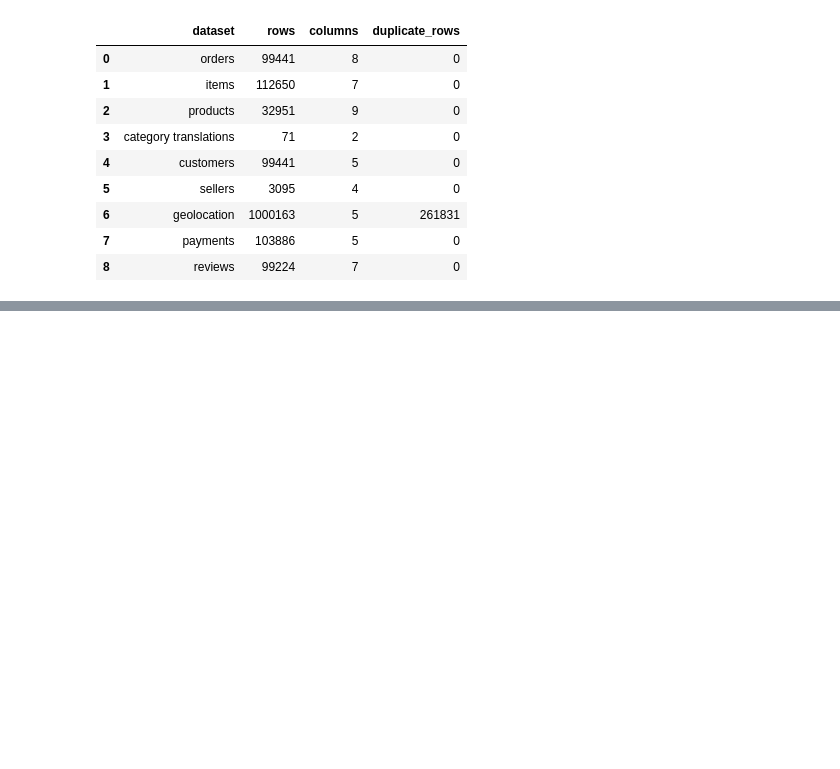
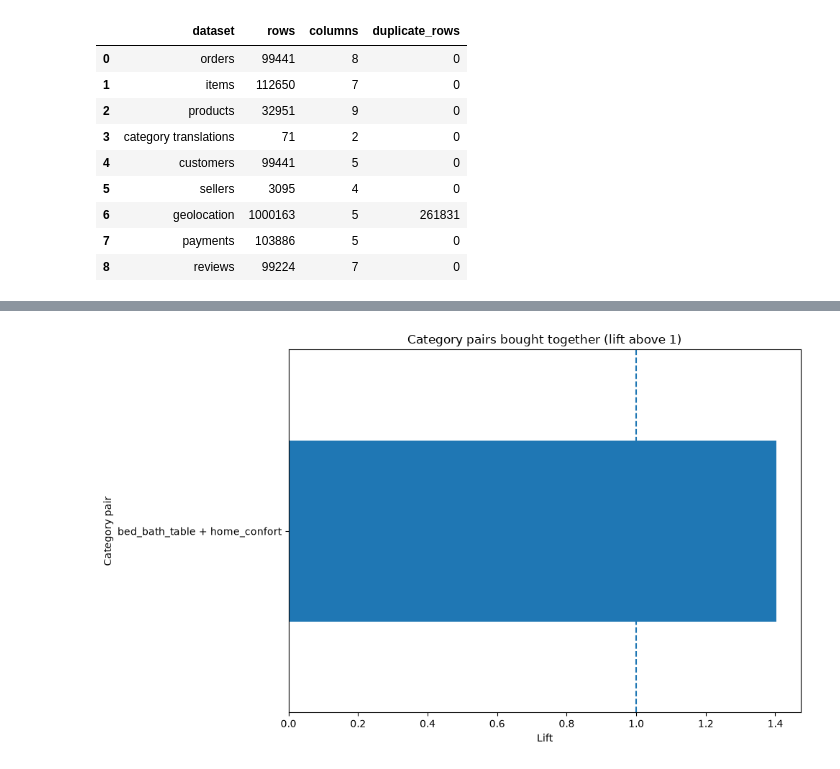
Before and after one commit to NoelIkwap/Data_Mining_Exam, a Jupyter notebook: Data_Mining_Exam.ipynb, the cells around one changed output, grey strips where cells are left out. Cells and saved outputs as stored; diff of their text form; code cells hidden in the pictures; blank space fills up the shorter version.

```diff
--- a/Data_Mining_Exam.ipynb
+++ b/Data_Mining_Exam.ipynb
@@ -480,20 +117,0 @@ No category pairs met the current minimum support. Lower min_support to explore
-# %%
-if not pair_rules.empty:
-    # Show pairs with both a meaningful order count and lift above 1.
-    useful_pairs = pair_rules[
-        (pair_rules["orders_together"] >= 20) & (pair_rules["lift"] > 1)
-    ].head(12).copy()
-
-    if useful_pairs.empty:
-        print("No pairs met the additional display threshold of 20 orders and lift > 1.")
-    else:
-        useful_pairs["pair"] = useful_pairs["category_A"] + " + " + useful_pairs["category_B"]
-        plt.figure(figsize=(10, 6))
-        useful_pairs.sort_values("lift").plot(
-            x="pair", y="lift", kind="barh", legend=False, figsize=(10, 6)
-        )
-        plt.title("Frequently associated category pairs (lift > 1)")
-        plt.xlabel("Lift")
-        plt.ylabel("Category pair")
-        plt.tight_layout()
-        plt.show()
@@ -1085,0 +682,17 @@ Notebook workflow completed. Review all tables, plots and printed metrics before
+# %%
+chart_pairs = strong_customer if not strong_customer.empty else strong_order
+if chart_pairs.empty:
+    print("No pair met the display rules, so there is nothing to chart.")
+else:
+    chart_pairs = chart_pairs.head(12).copy()
+    chart_pairs["pair"] = chart_pairs["category_A"] + " + " + chart_pairs["category_B"]
+    chart_pairs = chart_pairs.sort_values("lift")
+    ax = chart_pairs.plot(x="pair", y="lift", kind="barh", legend=False, figsize=(10, 6),
+                          title="Category pairs bought together (lift above 1)")
+    ax.axvline(1, linestyle="--")
+    ax.set_xlabel("Lift")
+    ax.set_ylabel("Category pair")
+    plt.tight_layout()
+    plt.show()
+# %% [output]
+[figure, added]
```
Also changed, not shown: parts of 76 cells of this notebook.
